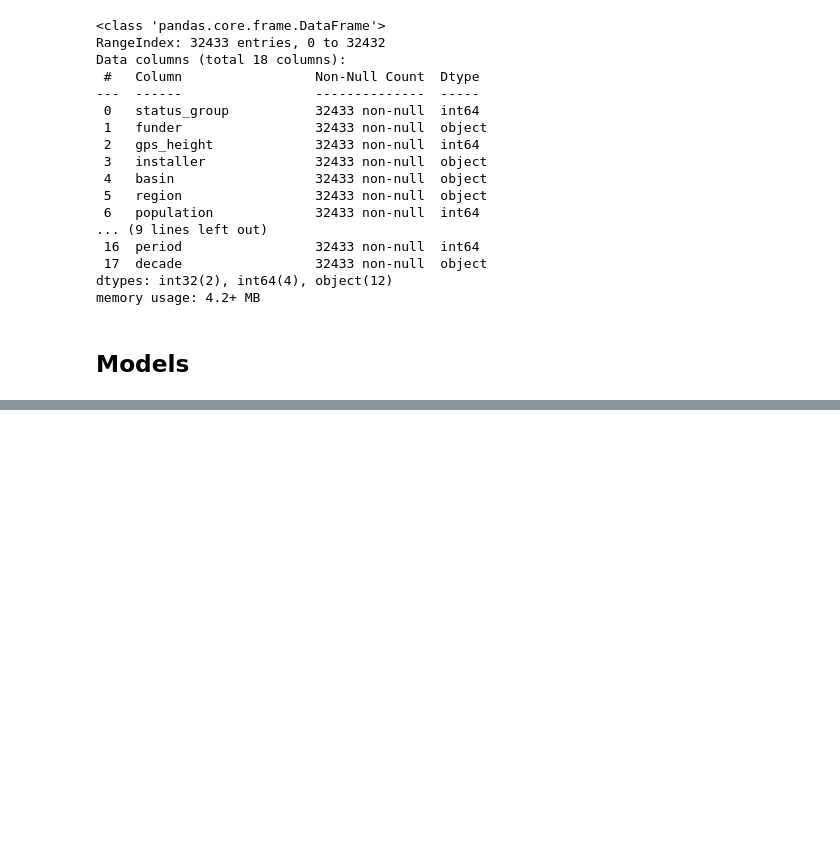
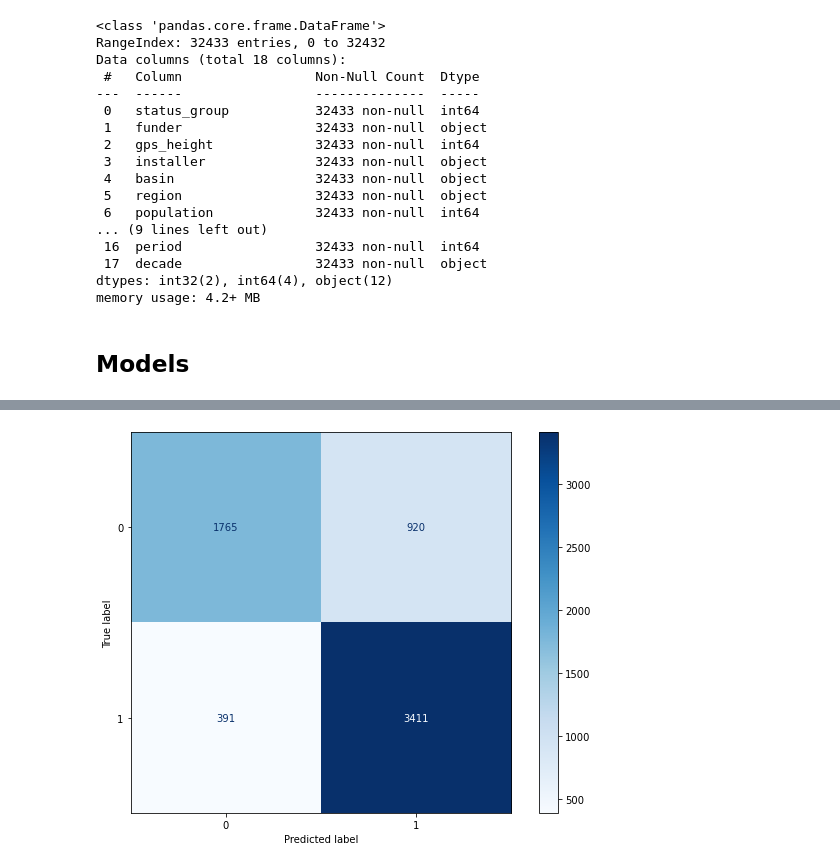
Before and after one commit to stephenmungai/phase3_project, a Jupyter notebook: index.ipynb, the cells around one changed output, grey strips where cells are left out. Cells and saved outputs as stored; diff of their text form; code cells hidden in the pictures; blank space fills up the shorter version.

```diff
--- a/index.ipynb
+++ b/index.ipynb
@@ -1556 +1553,18 @@ numerical_columns = X.select_dtypes(include=["int"]).columns.to_list()
+# %%
+categorical_columns= ['funder',
+ 'installer',
+ 'basin',
+ 'region',
+ 'scheme_management',
+ 'extraction_type_class',
+ 'payment_type',
+ 'quality_group',
+ 'quantity',
+ 'source_type',
+ 'waterpoint_type_group',
+ 'decade',
+ 'public_meeting',
+ 'permit']
+# %%
+numerical_columns = ['gps_height','population','period']
 # %% [markdown]
@@ -1574,0 +1634,17 @@ Lr = LogisticRegression
+# %%
+# Computing the confusion matrix
+
+cm = confusion_matrix(y_test, y_pred_test)
+
+# plotting the confusion matrix
+
+disp = ConfusionMatrixDisplay(confusion_matrix=cm)
+
+# Increase the size of the display
+fig, ax = plt.subplots(figsize=(10, 7))
+disp.plot(cmap=plt.cm.Blues,ax=ax)
+# Show the plot plt.show()
+
+plt.show()
+# %% [output]
+[figure, added]
```
Also changed, not shown: parts of 41 cells of this notebook.
